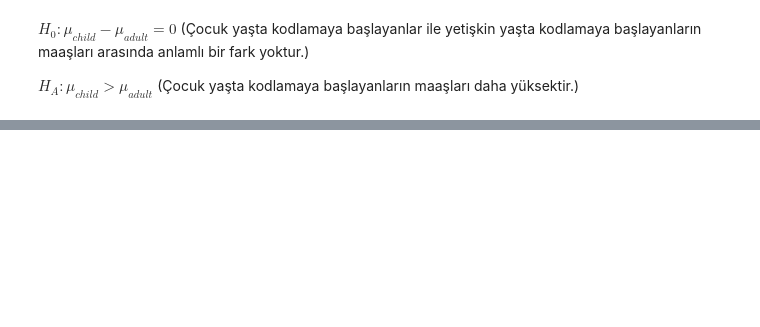
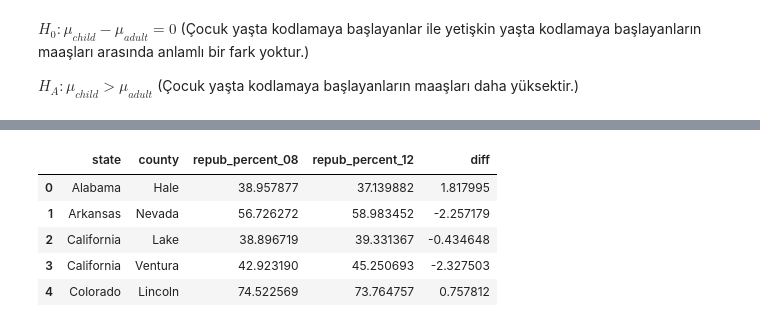
Before and after one commit to Muhammetcansimsek/data_mining, a Jupyter notebook: 11-Hafta-Alistirma.ipynb, the cells around one changed output, grey strips where cells are left out. Saved outputs shown, nothing was run; the diff lists cells and outputs as text; code cells hidden in the pictures; blank space fills up the shorter version.

```diff
--- a/11-Hafta-Alistirma.ipynb
+++ b/11-Hafta-Alistirma.ipynb
@@ -195,0 +170,12 @@ plt.show()
+# %%
+sample_data = df_election.copy()
+sample_data['diff'] = sample_data['repub_percent_08'] - \
+sample_data['repub_percent_12']
+sample_data.head()
+# %% [output]
+|  | state | county | repub_percent_08 | repub_percent_12 | diff |
+| 0 | Alabama | Hale | 38.957877 | 37.139882 | 1.817995 |
+| 1 | Arkansas | Nevada | 56.726272 | 58.983452 | -2.257179 |
+| 2 | California | Lake | 38.896719 | 39.331367 | -0.434648 |
+| 3 | California | Ventura | 42.923190 | 45.250693 | -2.327503 |
+| 4 | Colorado | Lincoln | 74.522569 | 73.764757 | 0.757812 |
```
Also changed, not shown: parts of 23 cells of this notebook, 1 other file.
